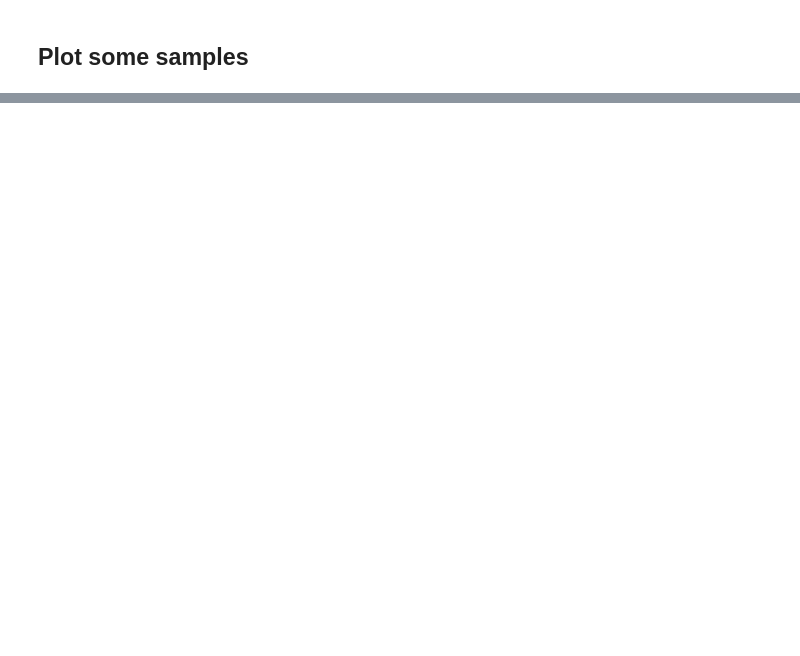
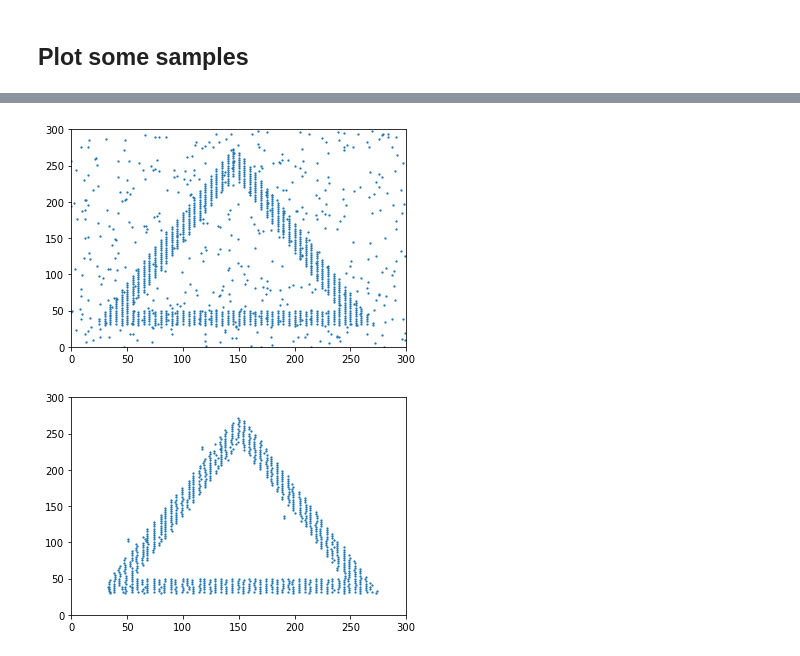
Before and after one commit to zhongyuchen/snn-iir, a Jupyter notebook: associative_memory.ipynb, the cells around one changed output, grey strips where cells are left out. Cells and saved outputs as stored; diff of their text form; code cells hidden in the pictures; blank space fills up the shorter version.

```diff
--- a/associative_memory.ipynb
+++ b/associative_memory.ipynb
@@ -528,4 +589,7 @@ utilities.plot_raster_dot(input_list[0][0])
 # %%
-# utilities.plot_raster_dot(input_list[0][9])
-# utilities.plot_raster_dot(output_list[0][9])
+utilities.plot_raster_dot(input_list[0][9])
+utilities.plot_raster_dot(output_list[0][9])
+# %% [output]
+[figure, added]
+[figure, added]
 # %%
```
Also changed, not shown: parts of 11 cells of this notebook.
